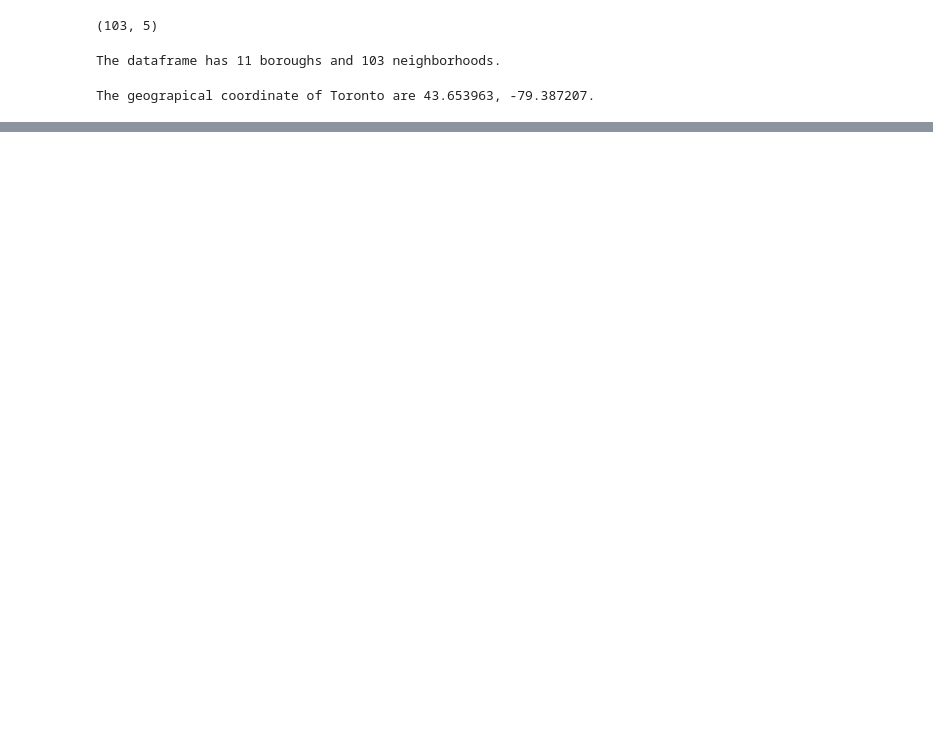
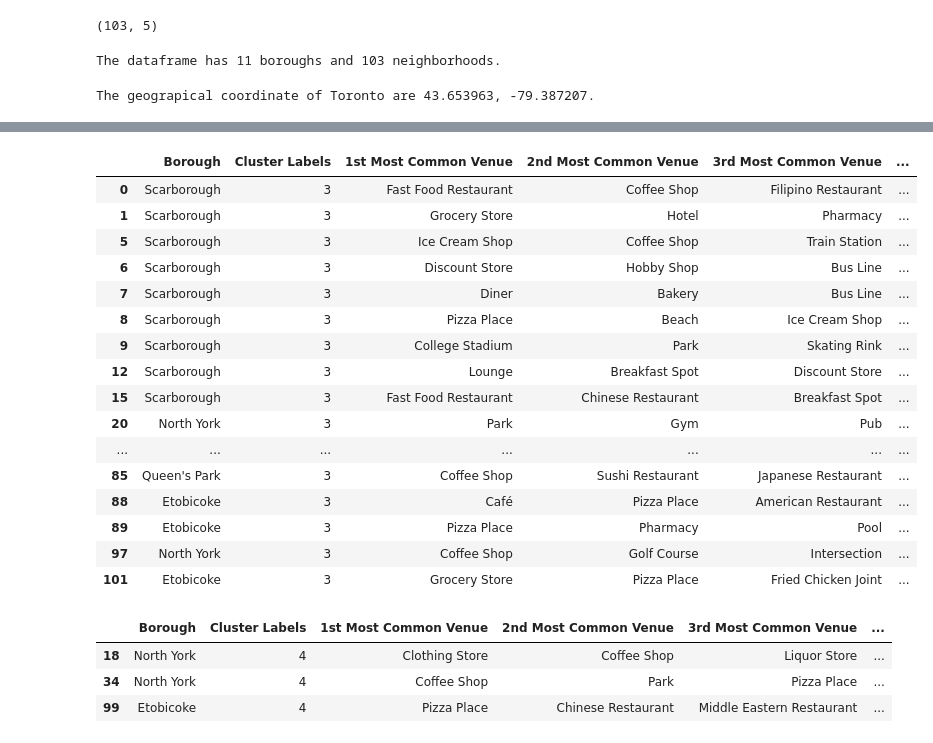
Before and after one commit to nicksgobba/Coursera_Capstone, a Jupyter notebook: Toronto.ipynb, the cells around one changed output, grey strips where cells are left out. Drawn from its saved outputs; the diff is of its cells as text; code cells hidden in the pictures; blank space fills up the shorter version.

```diff
--- a/Toronto.ipynb
+++ b/Toronto.ipynb
@@ -285,0 +395,10 @@ Tornto_venues.head
+# %%
+toronto_merged = neighborhoods
+
+# add clustering labels
+toronto_merged['Cluster Labels'] = kmeans.labels_
+
+# merge toronto_grouped with toronto_data to add latitude/longitude for each Neighbourhood neighborhood neighborhoods
+toronto_merged = toronto_merged.join(neighborhoods_venues_sorted.set_index('Neighborhood'), on='Neighbourhood')
+
+toronto_merged.head()
@@ -285,0 +477,27 @@ Tornto_venues.head
+# %%
+toronto_merged.loc[toronto_merged['Cluster Labels'] == 3, toronto_merged.columns[[1] + list(range(5, toronto_merged.shape[1]))]]
+# %% [output]
+|  | Borough | Cluster Labels | 1st Most Common Venue | 2nd Most Common Venue | 3rd Most Common Venue | ... |
+| 0 | Scarborough | 3 | Fast Food Restaurant | Coffee Shop | Filipino Restaurant | ... |
+| 1 | Scarborough | 3 | Grocery Store | Hotel | Pharmacy | ... |
+| 5 | Scarborough | 3 | Ice Cream Shop | Coffee Shop | Train Station | ... |
+| 6 | Scarborough | 3 | Discount Store | Hobby Shop | Bus Line | ... |
+| 7 | Scarborough | 3 | Diner | Bakery | Bus Line | ... |
+| 8 | Scarborough | 3 | Pizza Place | Beach | Ice Cream Shop | ... |
+| 9 | Scarborough | 3 | College Stadium | Park | Skating Rink | ... |
+| 12 | Scarborough | 3 | Lounge | Breakfast Spot | Discount Store | ... |
+| 15 | Scarborough | 3 | Fast Food Restaurant | Chinese Restaurant | Breakfast Spot | ... |
+| 20 | North York | 3 | Park | Gym | Pub | ... |
+| ... | ... | ... | ... | ... | ... | ... |
+| 85 | Queen's Park | 3 | Coffee Shop | Sushi Restaurant | Japanese Restaurant | ... |
+| 88 | Etobicoke | 3 | Café | Pizza Place | American Restaurant | ... |
+| 89 | Etobicoke | 3 | Pizza Place | Pharmacy | Pool | ... |
+| 97 | North York | 3 | Coffee Shop | Golf Course | Intersection | ... |
+| 101 | Etobicoke | 3 | Grocery Store | Pizza Place | Fried Chicken Joint | ... |
+# %%
+toronto_merged.loc[toronto_merged['Cluster Labels'] == 4, toronto_merged.columns[[1] + list(range(5, toronto_merged.shape[1]))]]
+# %% [output]
+|  | Borough | Cluster Labels | 1st Most Common Venue | 2nd Most Common Venue | 3rd Most Common Venue | ... |
+| 18 | North York | 4 | Clothing Store | Coffee Shop | Liquor Store | ... |
+| 34 | North York | 4 | Coffee Shop | Park | Pizza Place | ... |
+| 99 | Etobicoke | 4 | Pizza Place | Chinese Restaurant | Middle Eastern Restaurant | ... |
```
Also changed, not shown: parts of 37 cells of this notebook.
